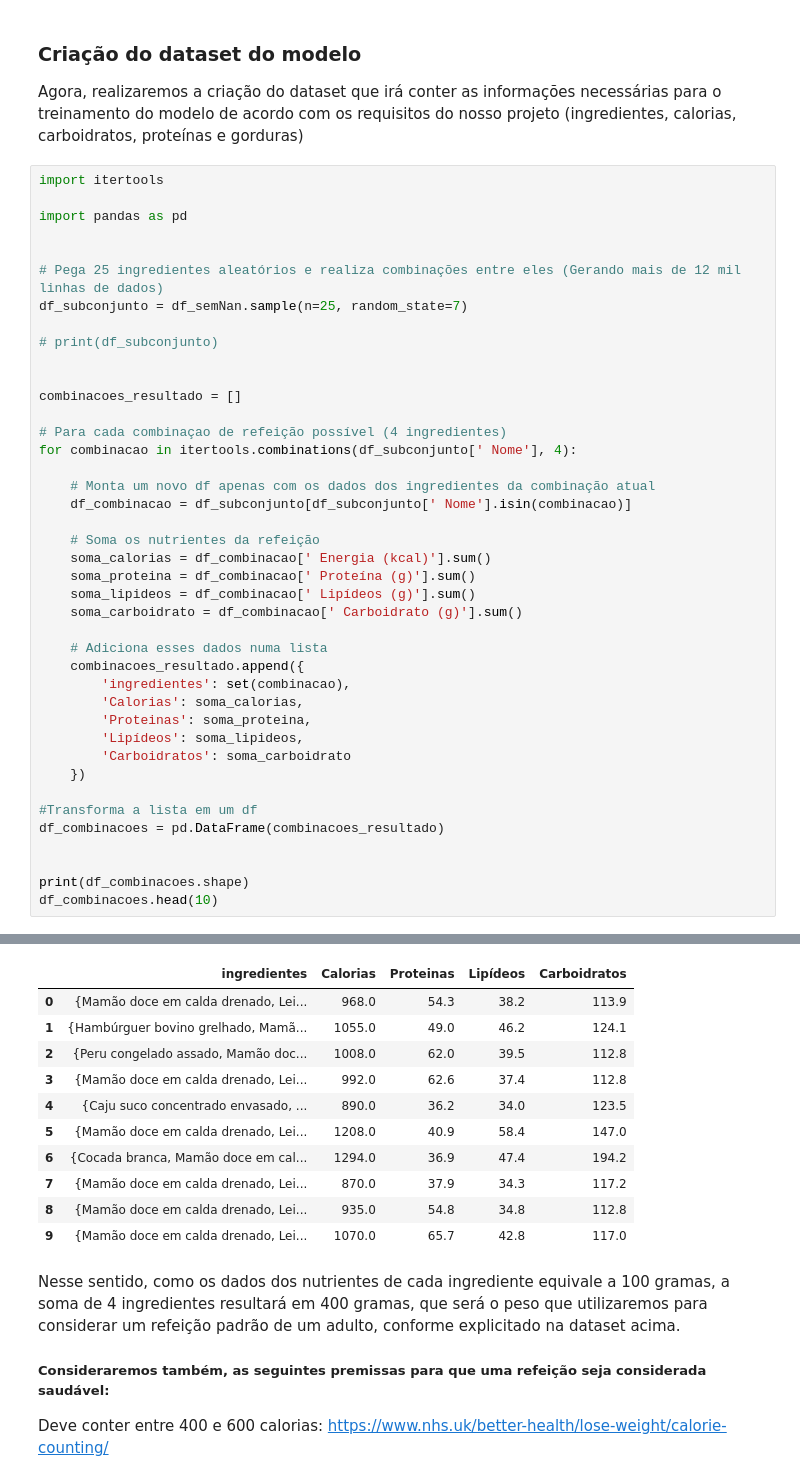
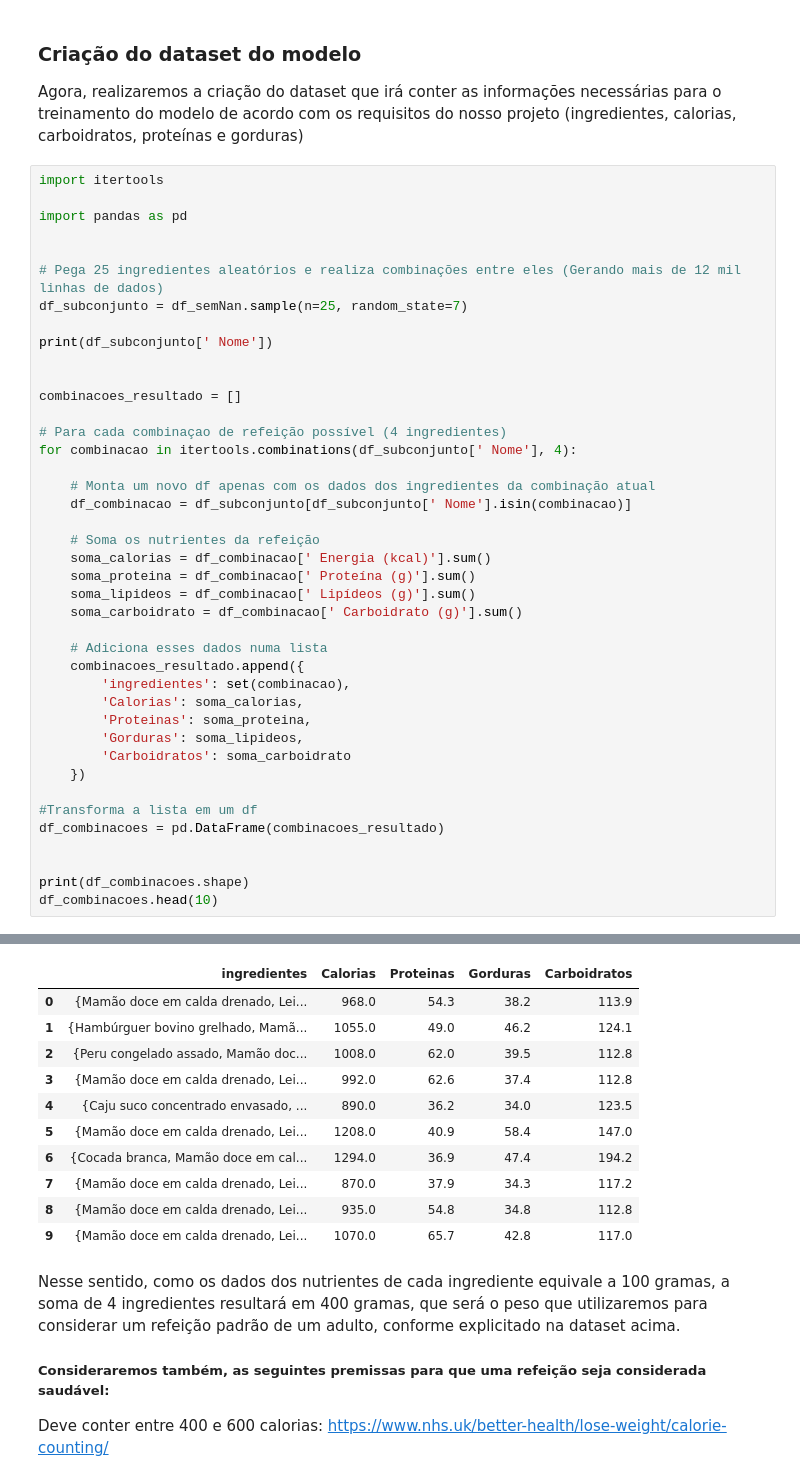
Before and after one commit to AntonioPedro04/desafio-tech-ia, a Jupyter notebook: notebooks/model_training.ipynb, the cells around one changed output, grey strips where cells are left out. Cells and saved outputs as stored; diff of their text form.

```diff
--- a/notebooks/model_training.ipynb
+++ b/notebooks/model_training.ipynb
@@ -114,7 +114,7 @@ import pandas as pd
 # Pega 25 ingredientes aleatórios e realiza combinações entre eles (Gerando mais de 12 mil linhas de dados)
 df_subconjunto = df_semNan.sample(n=25, random_state=7)
 
-# print(df_subconjunto)
+print(df_subconjunto[' Nome'])
 
 
 combinacoes_resultado = []
@@ -136,7 +136,7 @@ for combinacao in itertools.combinations(df_subconjunto[' Nome'], 4):
         'ingredientes': set(combinacao),
         'Calorias': soma_calorias,
         'Proteinas': soma_proteina,
-        'Lipídeos': soma_lipideos,
+        'Gorduras': soma_lipideos,
         'Carboidratos': soma_carboidrato
     })
 
@@ -150,5 +166,5 @@ df_combinacoes.head(10)
 (12650, 5)
-|  | ingredientes | Calorias | Proteinas | Lipídeos | Carboidratos |
+|  | ingredientes | Calorias | Proteinas | Gorduras | Carboidratos |
 | 0 | {Mamão doce em calda drenado, Lei... | 968.0 | 54.3 | 38.2 | 113.9 |
 | 1 | {Hambúrguer bovino grelhado, Mamã... | 1055.0 | 49.0 | 46.2 | 124.1 |
 | 2 | {Peru congelado assado, Mamão doc... | 1008.0 | 62.0 | 39.5 | 112.8 |
```
Also changed, not shown: parts of 4 cells of this notebook, 4 other files.
